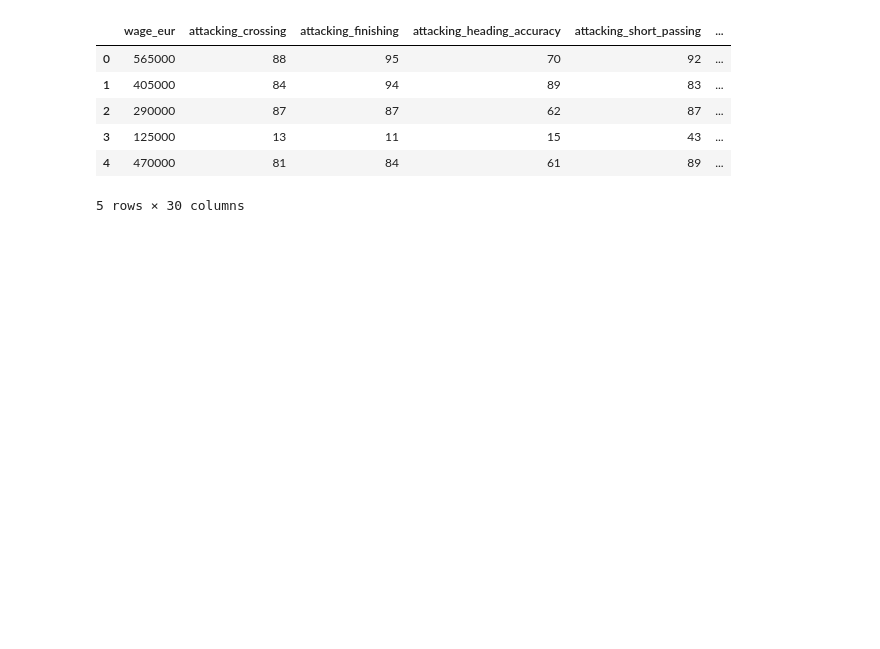
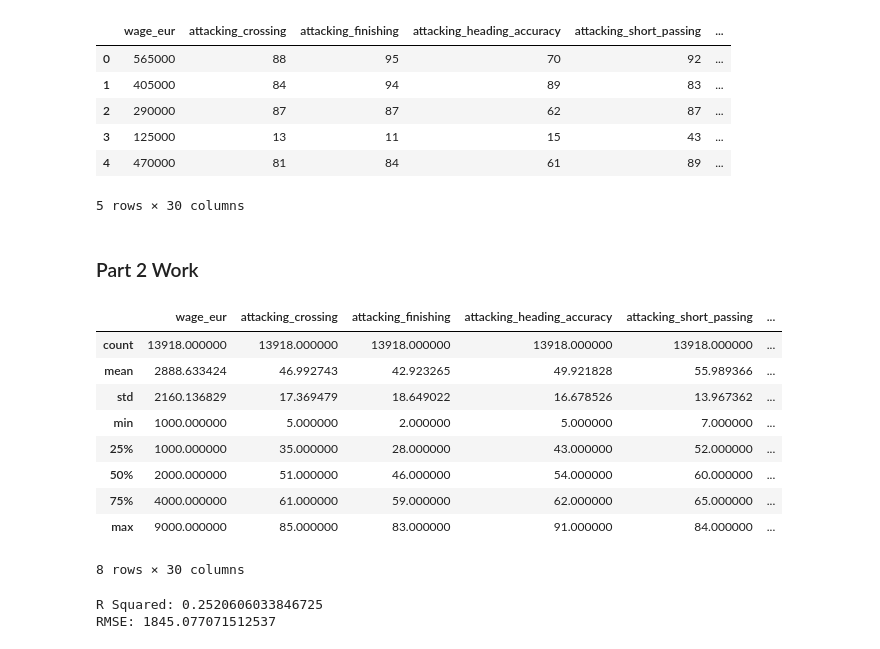
Before and after one commit to ASykes4/DATA3450_Asn_3_Students, a Jupyter notebook: asn_3_1221_start.ipynb, the cells around one changed output. Saved outputs shown, nothing was run; the diff lists cells and outputs as text; code cells hidden in the pictures; blank space fills up the shorter version.

```diff
--- a/asn_3_1221_start.ipynb
+++ b/asn_3_1221_start.ipynb
@@ -121,3 +213,37 @@ df.head()
 | 3 | 125000 | 13 | 11 | 15 | 43 | ... |
 | 4 | 470000 | 81 | 84 | 61 | 89 | ... |
 5 rows × 30 columns
+# %% [markdown]
+### Part 2 Work
+# %%
+# clean and modify the data so that it is usable
+df = df[df['wage_eur'] < 10000]
+df = df[df['wage_eur'] > 0]
+df.describe()
+# %% [output]
+|  | wage_eur | attacking_crossing | attacking_finishing | attacking_heading_accuracy | attacking_short_passing | ... |
+| count | 13918.000000 | 13918.000000 | 13918.000000 | 13918.000000 | 13918.000000 | ... |
+| mean | 2888.633424 | 46.992743 | 42.923265 | 49.921828 | 55.989366 | ... |
+| std | 2160.136829 | 17.369479 | 18.649022 | 16.678526 | 13.967362 | ... |
+| min | 1000.000000 | 5.000000 | 2.000000 | 5.000000 | 7.000000 | ... |
+| 25% | 1000.000000 | 35.000000 | 28.000000 | 43.000000 | 52.000000 | ... |
+| 50% | 2000.000000 | 51.000000 | 46.000000 | 54.000000 | 60.000000 | ... |
+| 75% | 4000.000000 | 61.000000 | 59.000000 | 62.000000 | 65.000000 | ... |
+| max | 9000.000000 | 85.000000 | 83.000000 | 91.000000 | 84.000000 | ... |
+8 rows × 30 columns
+# %%
+#do a linear regression, train test split
+yWage = np.array(df['wage_eur']).reshape(-1,1)
+xWage = np.array(df.drop(columns='wage_eur'))
+
+xTrainWage, xTestWage, yTrainWage, yTestWage = train_test_split(xWage,yWage,test_size=0.33)
+
+wageModel = LinearRegression().fit(xTrainWage,yTrainWage)
+rSq = wageModel.score(xTestWage, yTestWage)
+tmp = wageModel.predict(xTestWage)
+rmse = mean_squared_error(tmp, yTestWage, squared=False)
+print('R Squared:',rSq)
+print('RMSE:',rmse)
+# %% [output]
+R Squared: 0.2520606033846725
+RMSE: 1845.077071512537
```
Also changed, not shown: parts of 11 cells of this notebook.
